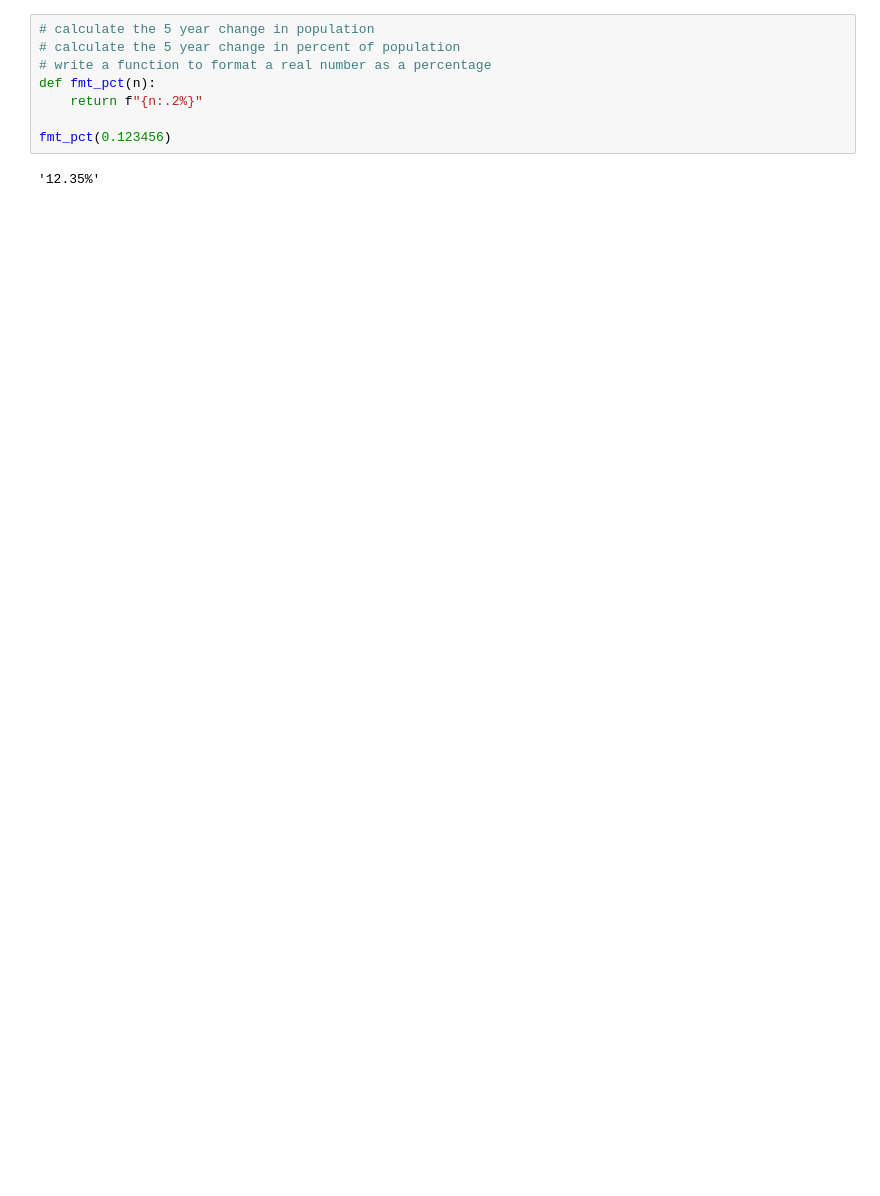
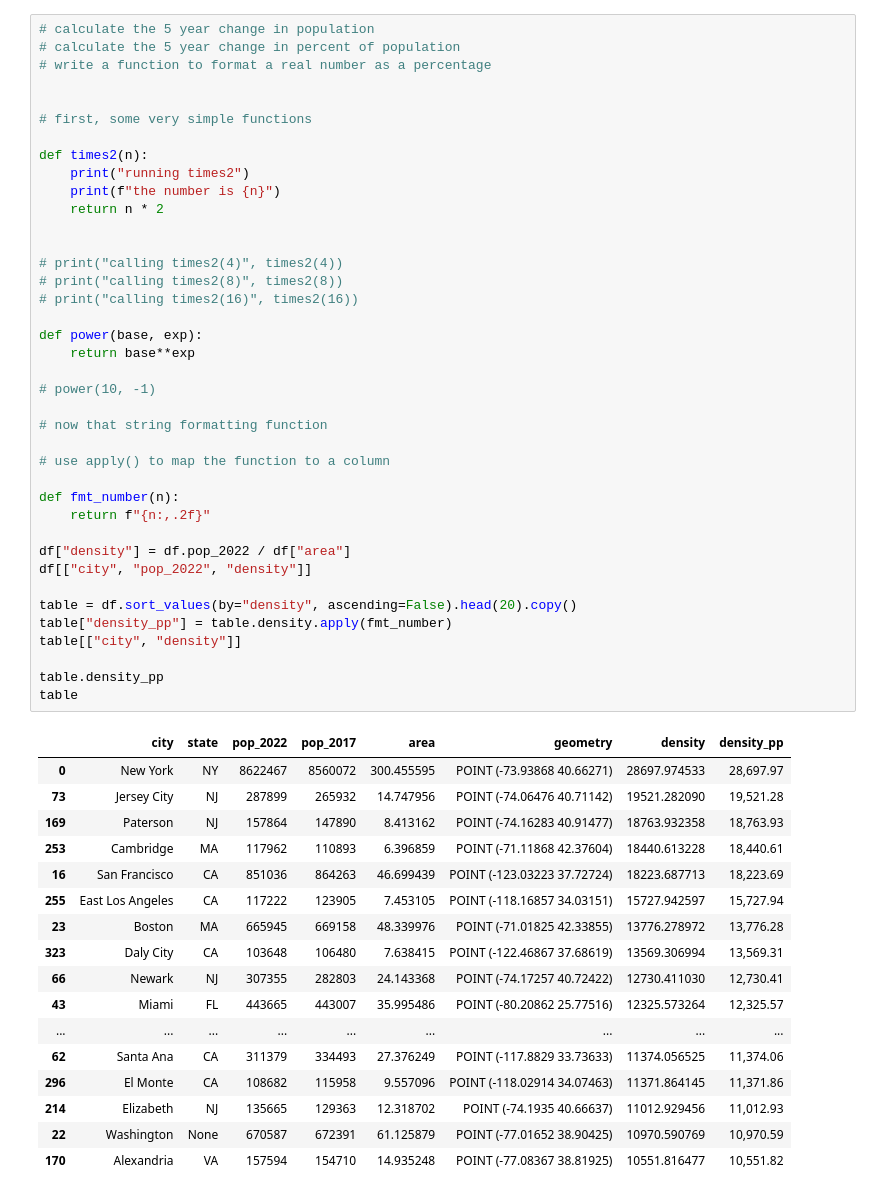
Before and after one commit to mcuringa/cartopy, a Jupyter notebook: notebooks/lab-3.ipynb, the cells around one changed output. Saved outputs shown, nothing was run; the diff lists cells and outputs as text; blank space fills up the shorter version.

```diff
--- a/notebooks/lab-3.ipynb
+++ b/notebooks/lab-3.ipynb
@@ -53,10 +63,57 @@ df
-# %%
-# calculate the 5 year change in population
-# calculate the 5 year change in percent of population
-# write a function to format a real number as a percentage
-def fmt_pct(n):
-    return f"{n:.2%}"
-
-fmt_pct(0.123456)
-# %% [output]
-'12.35%'
+# %%
+# calculate the 5 year change in population
+# calculate the 5 year change in percent of population
+# write a function to format a real number as a percentage
+
+
+# first, some very simple functions
+
+def times2(n):
+    print("running times2")
+    print(f"the number is {n}")
+    return n * 2
+
+
+# print("calling times2(4)", times2(4))
+# print("calling times2(8)", times2(8))
+# print("calling times2(16)", times2(16))
+
+def power(base, exp):
+    return base**exp
+
+# power(10, -1)
+
+# now that string formatting function
+
+# use apply() to map the function to a column
+
+def fmt_number(n):
+    return f"{n:,.2f}"
+
+df["density"] = df.pop_2022 / df["area"]
+df[["city", "pop_2022", "density"]]
+
+table = df.sort_values(by="density", ascending=False).head(20).copy()
+table["density_pp"] = table.density.apply(fmt_number)
+table[["city", "density"]]
+
+table.density_pp
+table
+# %% [output]
+|  | city | state | pop_2022 | pop_2017 | area | geometry | density | density_pp |
+| 0 | New York | NY | 8622467 | 8560072 | 300.455595 | POINT (-73.93868 40.66271) | 28697.974533 | 28,697.97 |
+| 73 | Jersey City | NJ | 287899 | 265932 | 14.747956 | POINT (-74.06476 40.71142) | 19521.282090 | 19,521.28 |
+| 169 | Paterson | NJ | 157864 | 147890 | 8.413162 | POINT (-74.16283 40.91477) | 18763.932358 | 18,763.93 |
+| 253 | Cambridge | MA | 117962 | 110893 | 6.396859 | POINT (-71.11868 42.37604) | 18440.613228 | 18,440.61 |
+| 16 | San Francisco | CA | 851036 | 864263 | 46.699439 | POINT (-123.03223 37.72724) | 18223.687713 | 18,223.69 |
+| 255 | East Los Angeles | CA | 117222 | 123905 | 7.453105 | POINT (-118.16857 34.03151) | 15727.942597 | 15,727.94 |
+| 23 | Boston | MA | 665945 | 669158 | 48.339976 | POINT (-71.01825 42.33855) | 13776.278972 | 13,776.28 |
+| 323 | Daly City | CA | 103648 | 106480 | 7.638415 | POINT (-122.46867 37.68619) | 13569.306994 | 13,569.31 |
+| 66 | Newark | NJ | 307355 | 282803 | 24.143368 | POINT (-74.17257 40.72422) | 12730.411030 | 12,730.41 |
+| 43 | Miami | FL | 443665 | 443007 | 35.995486 | POINT (-80.20862 25.77516) | 12325.573264 | 12,325.57 |
+| ... | ... | ... | ... | ... | ... | ... | ... | ... |
+| 62 | Santa Ana | CA | 311379 | 334493 | 27.376249 | POINT (-117.8829 33.73633) | 11374.056525 | 11,374.06 |
+| 296 | El Monte | CA | 108682 | 115958 | 9.557096 | POINT (-118.02914 34.07463) | 11371.864145 | 11,371.86 |
+| 214 | Elizabeth | NJ | 135665 | 129363 | 12.318702 | POINT (-74.1935 40.66637) | 11012.929456 | 11,012.93 |
+| 22 | Washington | None | 670587 | 672391 | 61.125879 | POINT (-77.01652 38.90425) | 10970.590769 | 10,970.59 |
+| 170 | Alexandria | VA | 157594 | 154710 | 14.935248 | POINT (-77.08367 38.81925) | 10551.816477 | 10,551.82 |
```
Also changed, not shown: parts of 15 cells of this notebook, 3 other files.
